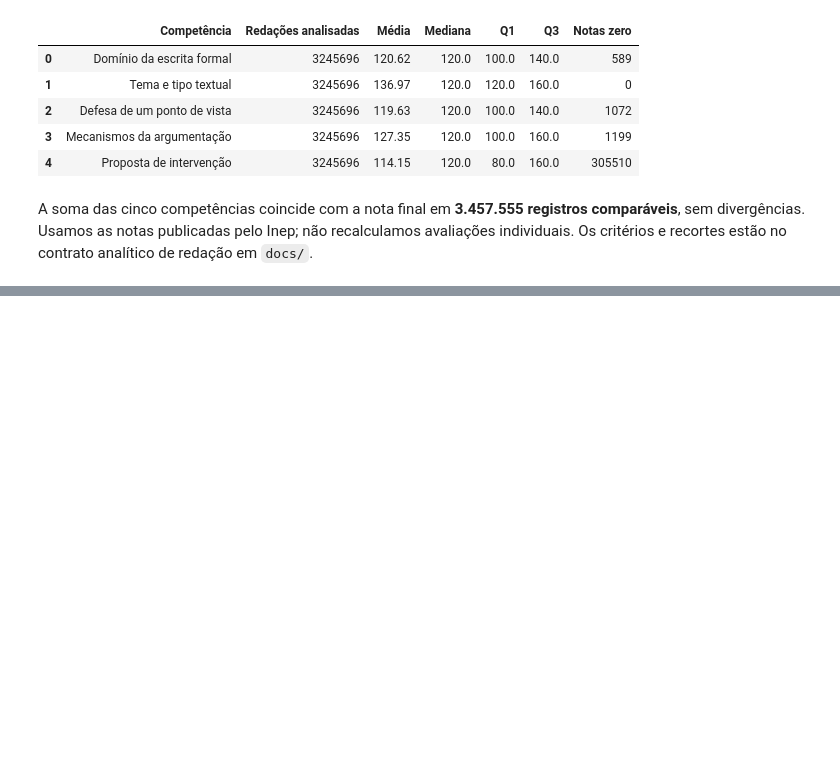
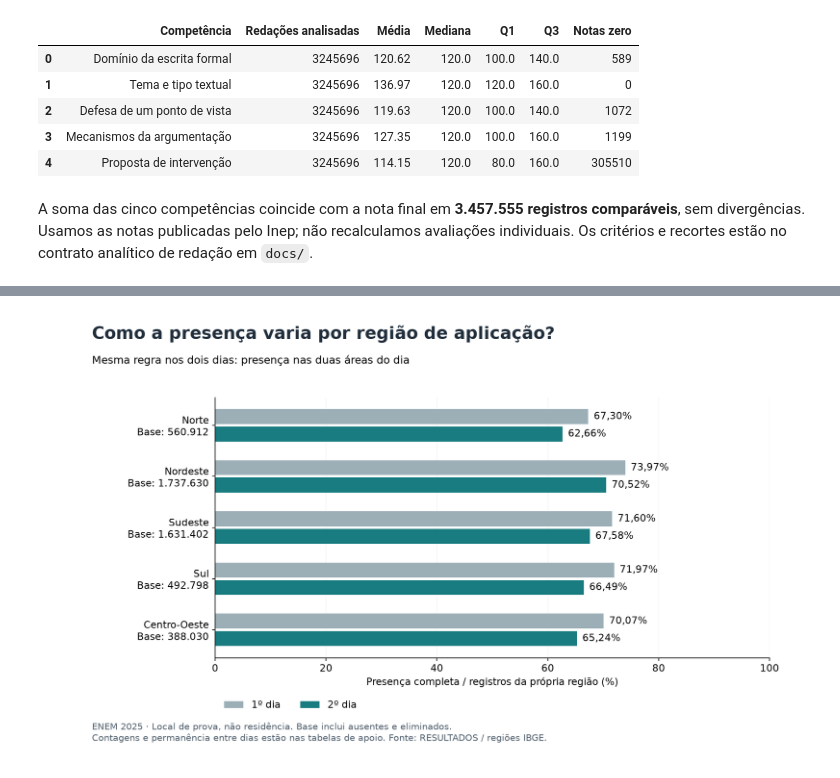
Before and after one commit to pachecosamuel/ENEM-Data-Analysis, a Jupyter notebook: apresentacao/visao_geral_2025.ipynb, the cells around one changed output, grey strips where cells are left out. Cells and saved outputs as stored; diff of their text form; code cells hidden in the pictures; blank space fills up the shorter version.

Commit message:
implementação feature local de prova

```diff
--- a/apresentacao/visao_geral_2025.ipynb
+++ b/apresentacao/visao_geral_2025.ipynb
@@ -51,6 +51,30 @@ redacao = auditoria_redacao["resultado"]
 assert (redacao["final"][0]["n"], redacao["final"][0]["zeros"], redacao["final"][0]["mediana"]) == (3457555, 211859, 600)
 assert auditoria_redacao["controles"]["recorte_competencias"] == 3245696
 figuras_redacao = gerar_graficos_redacao(redacao, raiz / "apresentacao/graficos")
+
+from src.local_prova_graficos import gerar_graficos_local_prova
+from src.local_prova_referencia import REGIOES
+auditoria_local=json.loads((raiz/'reports/validacao_local_prova_2025.json').read_text(encoding='utf-8'))
+assert auditoria_local['sha256_depois']==auditoria_participacao['sha256_depois']
+conferir_hash(raiz/'docs/uf_regiao_ibge.json',auditoria_local['sha256_referencia'])
+for nome,esperado in auditoria_local['hashes_csv'].items():
+    conferir_hash(raiz/'analitica'/nome,esperado)
+territorial=auditoria_local['resultado']
+assert auditoria_local['controles']['cobertura']['registros_uf_regiao_valida']==4810772
+assert auditoria_local['controles']['cobertura']['registros_nao_classificados']==0
+assert [x['uf'] for x in territorial['top3_ufs']]==['CE','SE','RN','AM','RR','MT']
+figuras_local=gerar_graficos_local_prova(territorial,raiz/'apresentacao/graficos')
+
+from src.rede_escolar_graficos import gerar_grafico_rede_escolar
+auditoria_rede=json.loads((raiz/'reports/validacao_rede_escolar_2025.json').read_text(encoding='utf-8'))
+assert auditoria_rede['sha256_antes']==auditoria_rede['sha256_depois']==auditoria_participacao['sha256_depois']
+for nome,esperado in auditoria_rede['hashes_csv'].items():
+    conferir_hash(raiz/'analitica'/nome,esperado)
+escolar=auditoria_rede['resultado']
+assert (auditoria_rede['controles']['total_base'],auditoria_rede['controles']['rede_valida'],auditoria_rede['controles']['rede_nula'],auditoria_rede['controles']['rede_invalida'])==(4810772,1739028,3071744,0)
+assert [r['registros'] for r in escolar['cobertura']]==[74649,1382565,9015,272799,3071744]
+assert [r['mediana'] for r in escolar['desempenho'] if r['area']=='MT']==[588.5,462.3,528.1,627.4]
+figura_rede=gerar_grafico_rede_escolar(escolar,raiz/'apresentacao/graficos')
 # %% [markdown]
 ## O 2º dia teve 197.219 presenças completas a menos que o 1º.
 
@@ -182,0 +219,4 @@ A soma das cinco competências coincide com a nota final em **3.457.555 registro
+# %%
+display(Image(filename=str(figuras_local[0])))
+# %% [output]
+[figure, added]
```
Also changed, not shown: parts of 18 cells of this notebook, 47 other files.
